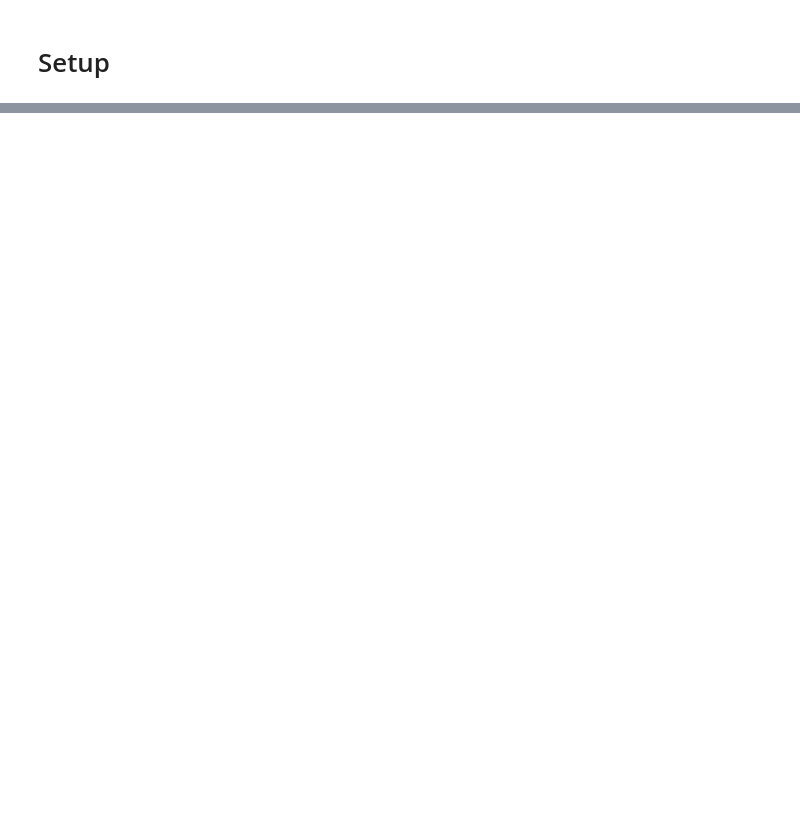
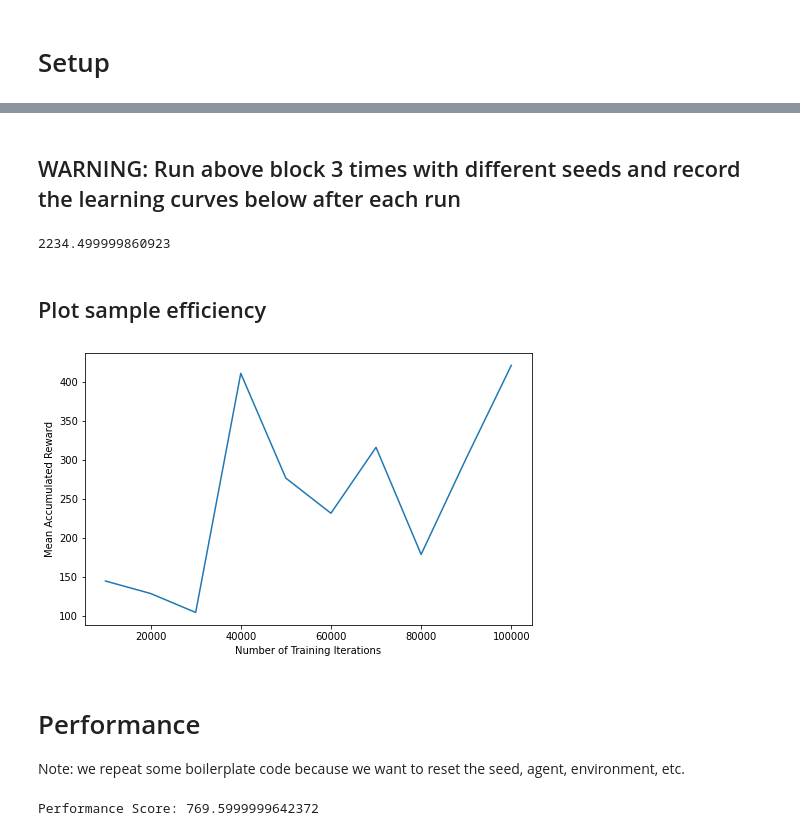
Before and after one commit to CristianManta/JBW-episodic, a Jupyter notebook: main.ipynb, the cells around one changed output, grey strips where cells are left out. Drawn from its saved outputs; the diff is of its cells as text; code cells hidden in the pictures; blank space fills up the shorter version.

```diff
--- a/main.ipynb
+++ b/main.ipynb
@@ -208,0 +280,80 @@ timestep: 896000, acc_reward: 76.10
+# %% [markdown]
+## WARNING: Run above block 3 times with different seeds and record the learning curves below after each run
+# %%
+lc1 = sample_efficiency_learning_curve
+# %%
+lc2 = sample_efficiency_learning_curve
+# %%
+lc3 = sample_efficiency_learning_curve
+# %%
+avg_learning_curve = np.mean([lc1, lc2, lc3], axis=0)
+avg_auc = auc(np.arange(total_timesteps / evaluation_freq), avg_learning_curve)
+# %%
+avg_auc
+# %% [output]
+2234.499999860923
+# %% [markdown]
+## Plot sample efficiency
+# %%
+image_name = "ddqn_without_scent_buffer_1000_anneal_10000_target_batch_16_sample_efficiency" #@param {type:"string"}
+plt.figure(figsize=(8,5))
+iters = np.arange(evaluation_freq, total_timesteps + evaluation_freq, evaluation_freq)
+plt.plot(iters, avg_learning_curve)
+plt.xlabel("Number of Training Iterations")
+plt.ylabel("Mean Accumulated Reward")
+plt.savefig(f'experiment_plots/{image_name}')
+# %% [output]
+[figure, added]
+# %% [markdown]
+# Performance
+Note: we repeat some boilerplate code because we want to reset the seed, agent, environment, etc.
+# %%
+@dataclass
+class Arguments:
+  group: str = 'GROUP_011'
+  seed: int = 0
+  pretrain: bool = True
+  save_weights: bool = False
+
+args = Arguments()
+
+seed = args.seed
+random.seed(seed)
+np.random.seed(seed)
+torch.manual_seed(seed)
+tf.random.set_seed(seed)
+
+torch.backends.cudnn.deterministic = True
+torch.backends.cudnn.benchmark = False
+
+path = './'+args.group+'/'
+files = [f for f in listdir(path) if isfile(join(path, f))]
+if ('agent.py' not in files) or ('env_info.txt' not in files):
+  print("Your GROUP folder does not contain agent.py or env_info.txt!")
+  exit()
+
+with open(path+'env_info.txt') as f:
+  lines = f.readlines()
+env_type = lines[0].lower()
+
+env = get_environment(env_type)
+env_eval = get_environment(env_type)
+
+env.seed(seed)
+env_eval.seed(seed)
+
+if 'jellybean' in env_type:
+  env_specs = {'scent_space': env.scent_space, 'vision_space': env.vision_space, 'feature_space': env.feature_space, 'action_space': env.action_space}
+if 'mujoco' in env_type:
+  env_specs = {'observation_space': env.observation_space, 'action_space': env.action_space}
+agent_module = importlib.import_module(args.group+'.agent')
+agent = agent_module.Agent(env_specs)
+if args.pretrain:
+  agent.load_weights()
+
+n_episodes_to_evaluate = 1
+
+performance_score = evaluate_agent(agent, env_eval, n_episodes_to_evaluate)
+print(f"Performance Score: {performance_score}")
+# %% [output]
+Performance Score: 769.5999999642372
```
Also changed, not shown: parts of 17 cells of this notebook.
